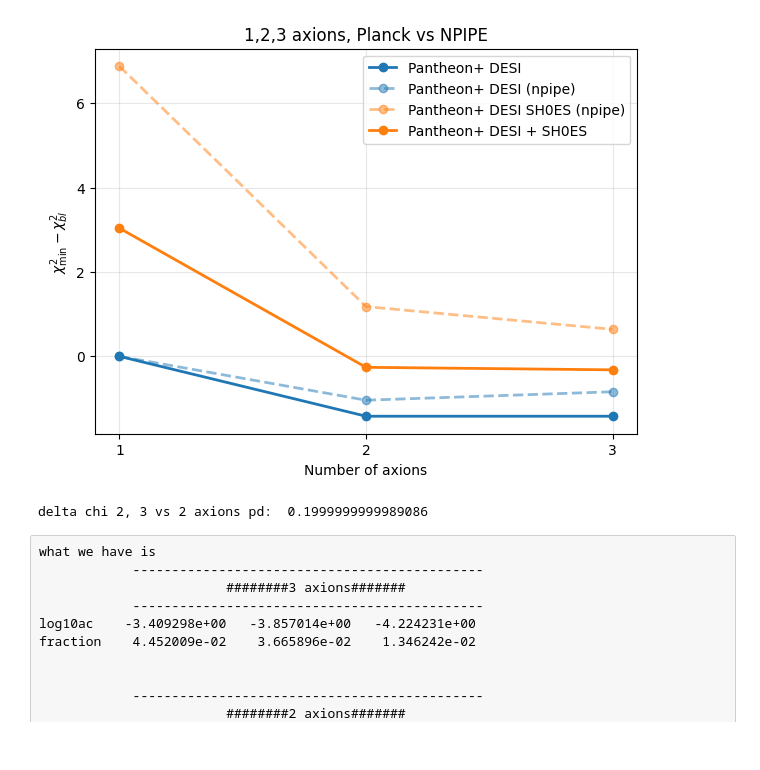
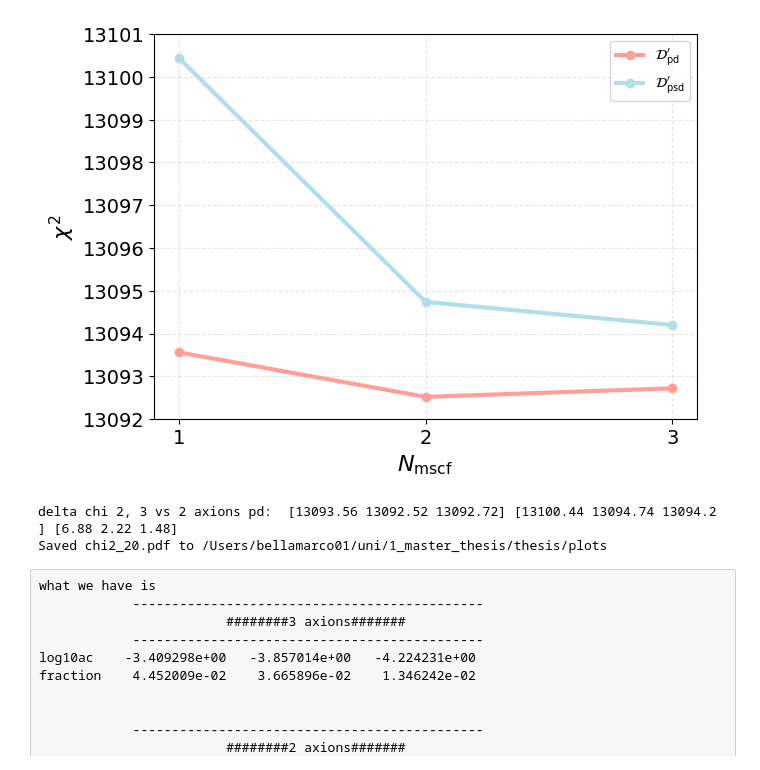
Before and after one commit to marcobeIIa/mAxi_reconstruction_tool, a Jupyter notebook: notebooks/234runs.ipynb, the cells around one changed output. Saved outputs shown, nothing was run; the diff lists cells and outputs as text; code cells hidden in the pictures.

```diff
--- a/notebooks/234runs.ipynb
+++ b/notebooks/234runs.ipynb
@@ -549,70 +585,75 @@ chi2_npsd = 2 * np.array(min_loglike_npsd)
 
 min=0
 max=3
-delta_chi2 = [chi2_pd, chi2_psd] - chi2_pd[min]
-delta_chi2_n = [chi2_npd, chi2_npsd] - chi2_npd[min]
+delta_chi2 = [chi2_pd, chi2_psd]
+delta_chi2_n = [chi2_npd, chi2_npsd]
 
 
-fig = plt.figure(figsize=(7, 5))
+# fig = plt.figure(figsize=(7, 5))
+import plotting.plotting as pl
+fig, ax = pl.new_fig()
 
 # Pantheon+ DESI
-plt.plot(
-    n_axions[min:max],
-    delta_chi2[0][min:max],
-    color="C0",
-    marker="o",
-    lw=2,
-    label="Pantheon+ DESI"
-)
+# plt.plot(
+#     n_axions[min:max],
+#     delta_chi2[0][min:max],
+#     color="C0",
+#     marker="o",
+#     lw=2,
+#     label="Pantheon+ DESI"
+# )
 
 plt.plot(
     n_axions[min:max],
     delta_chi2_n[0][min:max],
-    color="C0",
+    color= COLORS[2],
     marker="o",
-    lw=2,
-    linestyle="--",
-    alpha=0.5,
-    label="Pantheon+ DESI (npipe)"
+    lw=3,
+    # linestyle="--",
+    # alpha=0.5,
+    label=r"$\mathcal{D}^\prime_\text{pd}$"
 )
 
 plt.plot(
     n_axions[min:max],
     delta_chi2_n[1][min:max],
-    color="C1",
+    color= COLORS[5],
     marker="o",
-    lw=2,
-    linestyle="--",
-    alpha=0.5,
-    label="Pantheon+ DESI SH0ES (npipe)"
+    lw=3,
+    # linestyle="--",
+    # alpha=0.5,
+    label=r"$\mathcal{D}^\prime_\text{psd}$"
 )
 
 # Pantheon+ DESI + SH0ES
-plt.plot(
-    n_axions[min:max],
-    delta_chi2[1][min:max],
-    color="C1",
-    marker="o",
-    lw=2,
-    label="Pantheon+ DESI + SH0ES"
-)
+# plt.plot(
+#     n_axions[min:max],
+#     delta_chi2[1][min:max],
+#     color="C1",
+#     marker="o",
+#     lw=2,
+#     label="Pantheon+ DESI + SH0ES"
+# )
 
+ax.ticklabel_format(axis='y', style='plain', useOffset=False)
 
-plt.xlabel("Number of axions")
-plt.ylabel(r"$\chi^2_{\mathrm{min}} - \chi^2_{bl}$")
+plt.xlabel(r"$N_\text{mscf}$")
+plt.ylabel(r"$\chi^2$")
 plt.xticks(n_axions)
 plt.legend()
 plt.grid(alpha=0.3)
-#plt.ylim(2434,2445)
+plt.ylim(13092,13101)
 #plt.tight_layout()
-plt.title("1,2,3 axions, Planck vs NPIPE")
+# plt.title("1,2,3 axions, Planck vs NPIPE")
 plt.show()
-print("delta chi 2, 3 vs 2 axions pd: ", chi2_npd[2]-chi2_npd[1])
+print("delta chi 2, 3 vs 2 axions pd: ", chi2_npd,chi2_npsd,chi2_npsd - chi2_npd)
 
+fig.save("chi2_20")
 ### baseline = 1 axion, Planck18/NPIPE + Pantheon+
 # %% [output]
-[figure, old version]
+[figure, new version]
-delta chi 2, 3 vs 2 axions pd:  0.1999999999989086
+delta chi 2, 3 vs 2 axions pd:  [13093.56 13092.52 13092.72] [13100.44 13094.74 13094.2 ] [6.88 2.22 1.48]
+Saved chi2_20.pdf to /Users/bellamarco01/uni/1_master_thesis/thesis/plots
 # %% [raw]
 what we have is
             ---------------------------------------------
```
Also changed, not shown: parts of 9 cells of this notebook, 18 other files.
